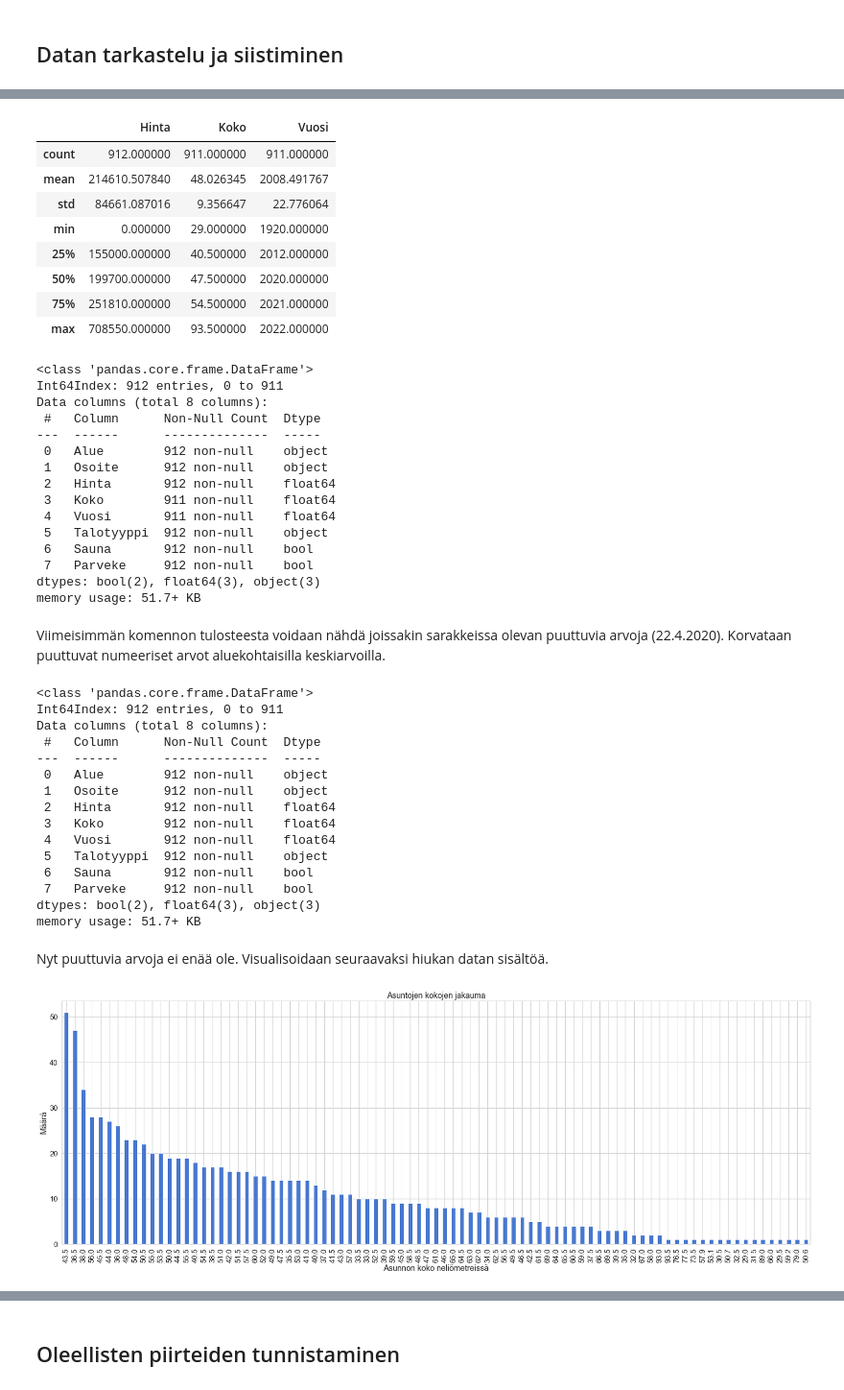
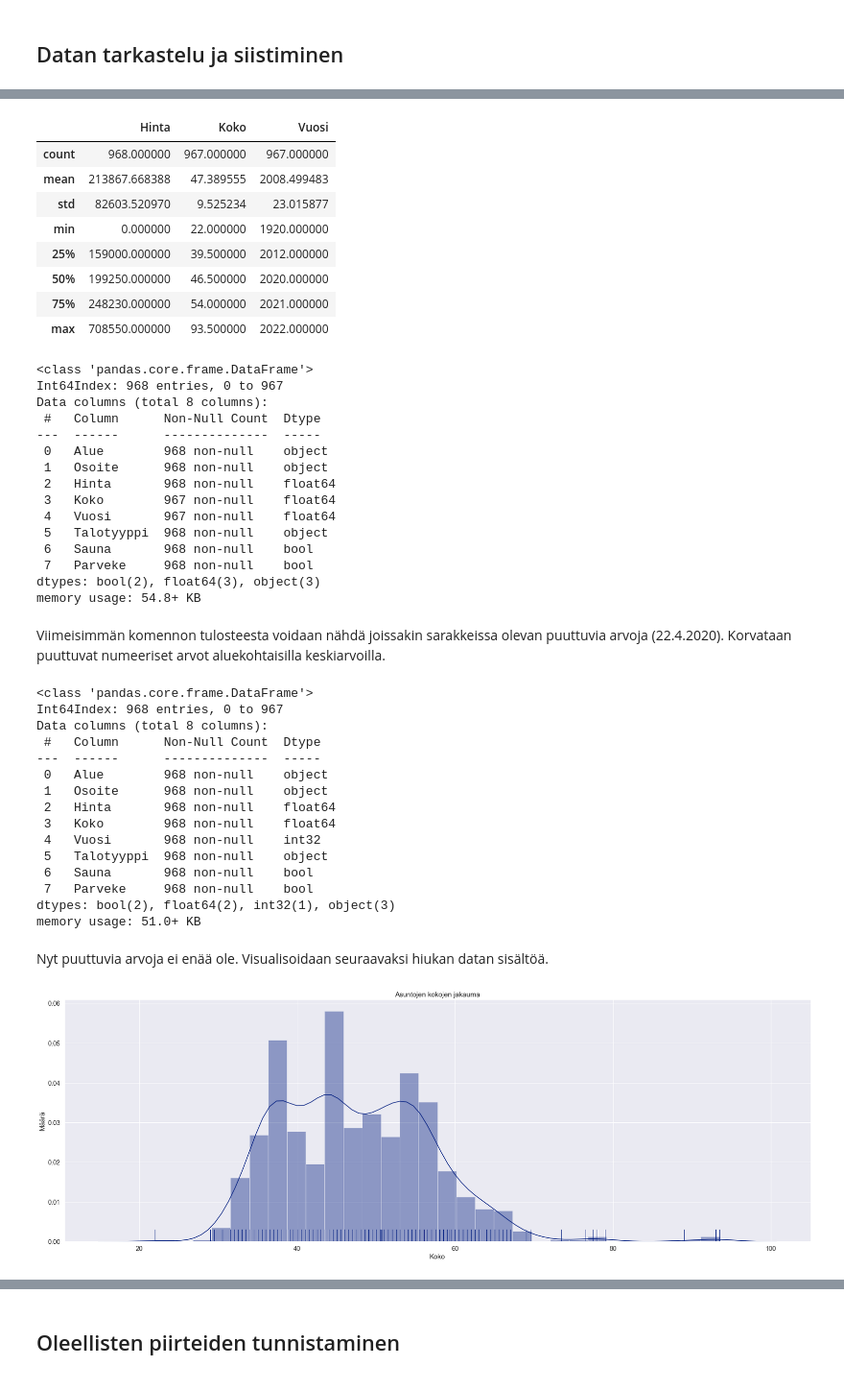
Before and after one commit to tuomak-uni/joda, a Jupyter notebook: Tampereen_kaksiot.ipynb, the cells around one changed output, grey strips where cells are left out. Shown at 96% size. Saved outputs shown, nothing was run; the diff lists cells and outputs as text; code cells hidden in the pictures.

```diff
--- a/Tampereen_kaksiot.ipynb
+++ b/Tampereen_kaksiot.ipynb
@@ -39,6 +39,7 @@ Done importing
 ## Datan raapiminen
 # %%
 # Raapimiseen tarvittavien taustatietojen hakeminen, ja määrittäminen.
+useLocal = True
 fileName = 'tampere_kaksiot_etuovi.csv'
 headers = ({'User-Agent': 'Mozilla/5.0 (Windows NT 6.1) AppleWebKit/537.36 (KHTML, like Gecko) Chrome/41.0.2228.0 Safari/537.36'})
 baseUrl = 'https://www.etuovi.com/myytavat-asunnot/tampere?haku=M1481024326&sivu='
@@ -48,3 +49,4 @@ soup = bs(html.text, 'html.parser')
 houseCards = soup.find_all('div', class_="ListPage__cardContainer__39dKQ")
 tabs = soup.find_all('button', class_="theme__button__1YqFK theme__flat__13aFK theme__button__1YqFK theme__squared__17Uvn theme__neutral__1F1Jf Button__button__3K-jn Pagination__button__3H2wX")
 max_tab = int(tabs[-1].contents[0])
+print('Parameters set.')
@@ -51,6 +55,6 @@ max_tab = int(tabs[-1].contents[0])
 # %%
 # Datan raavinta. Jos raavittu csv-tiedosto löytyy, käytetään sitä.
-if fileName in os.listdir('./data/'):
+if useLocal:
     df = pd.read_csv(f'./data/{fileName}', index_col=0)
     print('Local data found! Imported to DataFrame.')
 else:
@@ -153,7 +157,12 @@ else:
         print('{}{:10}{}'.format('|', ''.join(loadingBar), '|'),'Scraping data...')
 
     df = pd.DataFrame(data)
+    if fileName in os.listdir('./data/'):
+        local_df = pd.read_csv('./data/tampere_kaksiot_etuovi.csv')
+        os.rename('./data/tampere_kaksiot_etuovi.csv', './data/tampere_kaksiot_etuovi.csv.old')
+        pd.concat([df,local_df]).drop_duplicates().reset_index(drop=True)
     df.to_csv('./data/tampere_kaksiot_etuovi.csv')
-    print('Done scraping')
+    print('Done scraping',)
+print(f'{len(df)} rows loaded.')
 # %% [output]
 Local data found! Imported to DataFrame.
@@ -175,63 +185,69 @@ df.head()
 df.describe()
 # %% [output]
 |  | Hinta | Koko | Vuosi |
-| count | 912.000000 | 911.000000 | 911.000000 |
-| mean | 214610.507840 | 48.026345 | 2008.491767 |
-| std | 84661.087016 | 9.356647 | 22.776064 |
-| min | 0.000000 | 29.000000 | 1920.000000 |
-| 25% | 155000.000000 | 40.500000 | 2012.000000 |
-| 50% | 199700.000000 | 47.500000 | 2020.000000 |
-| 75% | 251810.000000 | 54.500000 | 2021.000000 |
+| count | 968.000000 | 967.000000 | 967.000000 |
+| mean | 213867.668388 | 47.389555 | 2008.499483 |
+| std | 82603.520970 | 9.525234 | 23.015877 |
+| min | 0.000000 | 22.000000 | 1920.000000 |
+| 25% | 159000.000000 | 39.500000 | 2012.000000 |
+| 50% | 199250.000000 | 46.500000 | 2020.000000 |
+| 75% | 248230.000000 | 54.000000 | 2021.000000 |
 | max | 708550.000000 | 93.500000 | 2022.000000 |
 # %%
 # Tietoja datasarakkeiden määristä ja tyypeistä
 df.info()
 # %% [output]
 <class 'pandas.core.frame.DataFrame'>
-Int64Index: 912 entries, 0 to 911
+Int64Index: 968 entries, 0 to 967
 Data columns (total 8 columns):
  #   Column      Non-Null Count  Dtype
 ---  ------      --------------  -----
- 0   Alue        912 non-null    object
- 1   Osoite      912 non-null    object
- 2   Hinta       912 non-null    float64
- 3   Koko        911 non-null    float64
- 4   Vuosi       911 non-null    float64
- 5   Talotyyppi  912 non-null    object
- 6   Sauna       912 non-null    bool
- 7   Parveke     912 non-null    bool
+ 0   Alue        968 non-null    object
+ 1   Osoite      968 non-null    object
+ 2   Hinta       968 non-null    float64
+ 3   Koko        967 non-null    float64
+ 4   Vuosi       967 non-null    float64
+ 5   Talotyyppi  968 non-null    object
+ 6   Sauna       968 non-null    bool
+ 7   Parveke     968 non-null    bool
 dtypes: bool(2), float64(3), object(3)
-memory usage: 51.7+ KB
+memory usage: 54.8+ KB
 # %% [markdown]
 Viimeisimmän komennon tulosteesta voidaan nähdä joissakin sarakkeissa olevan puuttuvia arvoja (22.4.2020). Korvataan puuttuvat numeeriset arvot aluekohtaisilla keskiarvoilla.
 # %%
 colsWithNan = df.columns[df.isna().any()].tolist()
+
 for col in colsWithNan:
     df[col].fillna(round(df[col].mean()), inplace=True)
+
+df.Vuosi = df.Vuosi.astype('int')
+""" df.Sauna = df.Sauna.astype('int')
+df.Parveke = df.Parveke.astype('int') """
 df.info()
 # %% [output]
 <class 'pandas.core.frame.DataFrame'>
-Int64Index: 912 entries, 0 to 911
+Int64Index: 968 entries, 0 to 967
 Data columns (total 8 columns):
  #   Column      Non-Null Count  Dtype
 ---  ------      --------------  -----
- 0   Alue        912 non-null    object
- 1   Osoite      912 non-null    object
- 2   Hinta       912 non-null    float64
- 3   Koko        912 non-null    float64
- 4   Vuosi       912 non-null    float64
- 5   Talotyyppi  912 non-null    object
- 6   Sauna       912 non-null    bool
- 7   Parveke     912 non-null    bool
-dtypes: bool(2), float64(3), object(3)
-memory usage: 51.7+ KB
+ 0   Alue        968 non-null    object
+ 1   Osoite      968 non-null    object
+ 2   Hinta       968 non-null    float64
+ 3   Koko        968 non-null    float64
+ 4   Vuosi       968 non-null    int32
+ 5   Talotyyppi  968 non-null    object
+ 6   Sauna       968 non-null    bool
+ 7   Parveke     968 non-null    bool
+dtypes: bool(2), float64(2), int32(1), object(3)
+memory usage: 51.0+ KB
 # %% [markdown]
 Nyt puuttuvia arvoja ei enää ole. Visualisoidaan seuraavaksi hiukan datan sisältöä.
 # %%
 plt.figure(figsize=(30,10))
 plt.title('Asuntojen kokojen jakauma')
 plt.xlabel('Asunnon koko neliömetreissä')
 plt.ylabel('Määrä')
-df['Koko'].value_counts().plot(kind='bar');
+#df['Koko'].value_counts().plot(kind='bar');
+sns.distplot(df.Koko, rug=True, bins=30);
 # %% [output]
-[figure, old version]
+[figure, new version]
```
Also changed, not shown: parts of 25 cells of this notebook.
